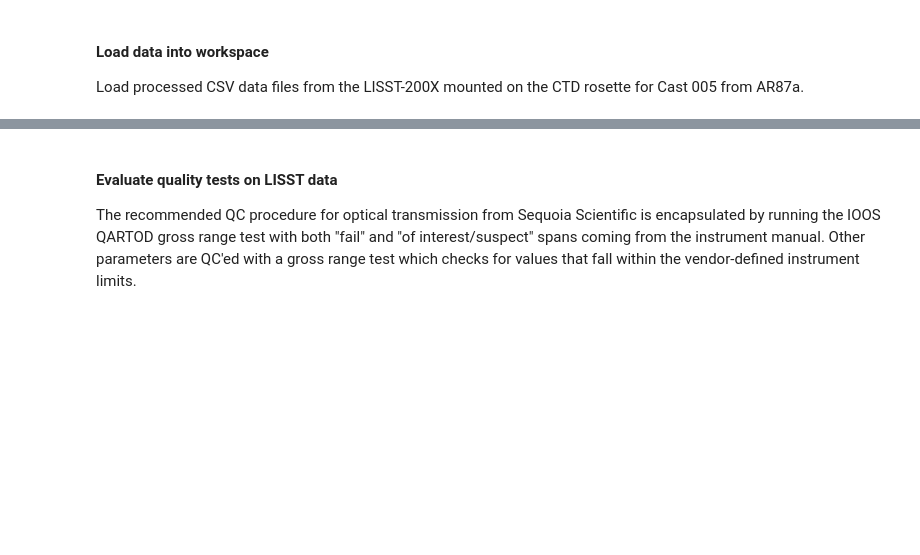
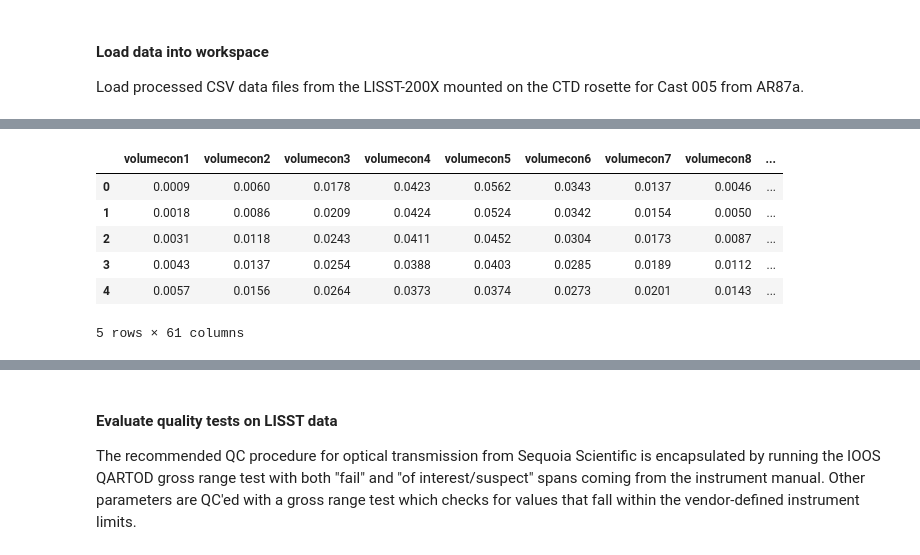
Before and after one commit to cooleyky/pioneer-21, a Jupyter notebook: 00-plot-ctd-lisst.ipynb, the cells around one changed output, grey strips where cells are left out. Saved outputs shown, nothing was run; the diff lists cells and outputs as text; code cells hidden in the pictures; blank space fills up the shorter version.

```diff
--- a/00-plot-ctd-lisst.ipynb
+++ b/00-plot-ctd-lisst.ipynb
@@ -28 +89,14 @@ ctd_inst_path = "general*/AR87a_CTD_Casts/ctd/process/*_005.asc"
+# %%
+# Load LISST data processed with onboard clean water background
+for f in glob.glob(path.join(lisst_path, onboard_path)):
+    lisst_onboard = pd.read_csv(f, names=csvhdr)
+lisst_onboard.head()
+# %% [output]
+|  | volumecon1 | volumecon2 | volumecon3 | volumecon4 | volumecon5 | volumecon6 | volumecon7 | volumecon8 | ... |
+| 0 | 0.0009 | 0.0060 | 0.0178 | 0.0423 | 0.0562 | 0.0343 | 0.0137 | 0.0046 | ... |
+| 1 | 0.0018 | 0.0086 | 0.0209 | 0.0424 | 0.0524 | 0.0342 | 0.0154 | 0.0050 | ... |
+| 2 | 0.0031 | 0.0118 | 0.0243 | 0.0411 | 0.0452 | 0.0304 | 0.0173 | 0.0087 | ... |
+| 3 | 0.0043 | 0.0137 | 0.0254 | 0.0388 | 0.0403 | 0.0285 | 0.0189 | 0.0112 | ... |
+| 4 | 0.0057 | 0.0156 | 0.0264 | 0.0373 | 0.0374 | 0.0273 | 0.0201 | 0.0143 | ... |
+5 rows × 61 columns
 # %%
```
Also changed, not shown: parts of 17 cells of this notebook, 1 other file.
